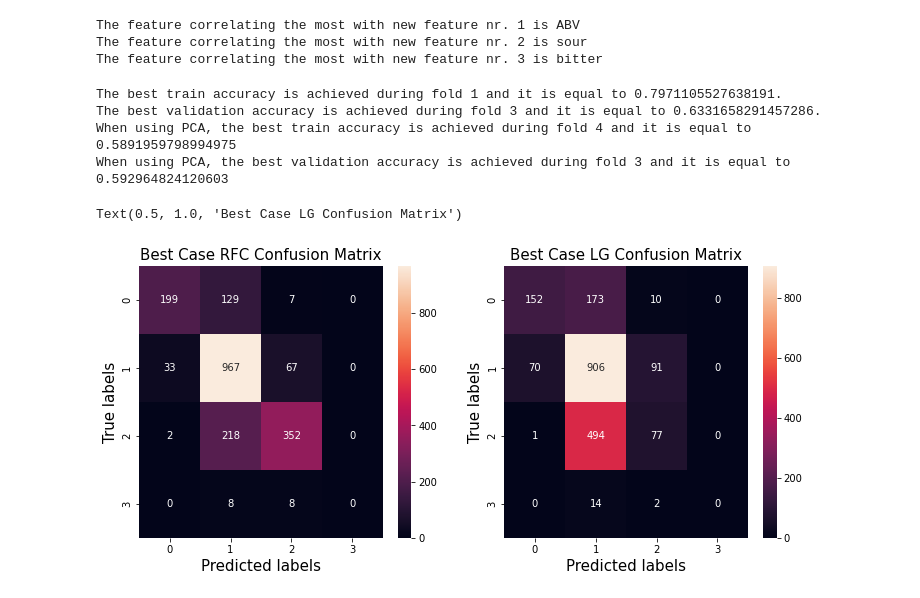
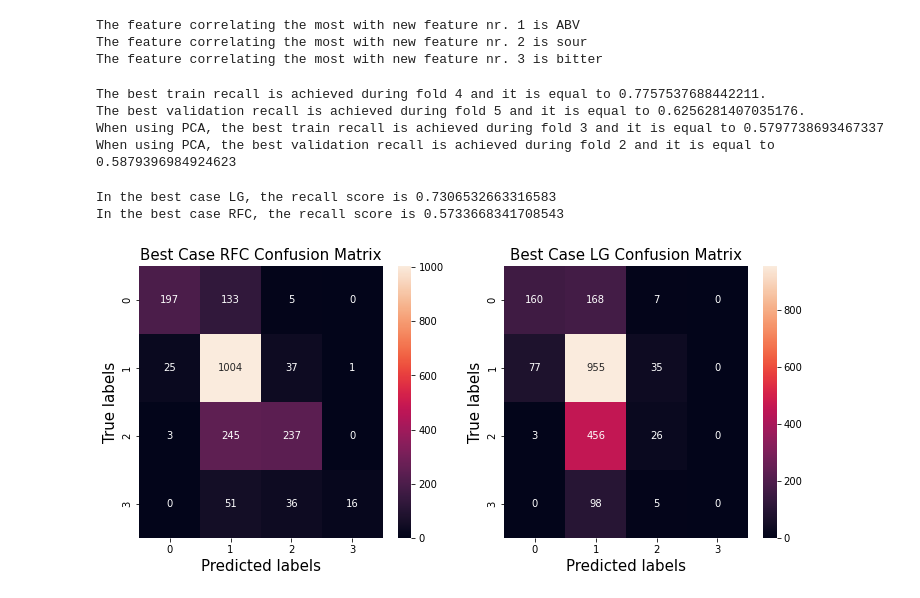
Before and after one commit to marusearadu/CS-C3240-ML-Project, a Jupyter notebook: mlProj.ipynb, the cells around one changed output. Cells and saved outputs as stored; diff of their text form; code cells hidden in the pictures.

Commit message:
Switched accuracy for recall.

```diff
--- a/mlProj.ipynb
+++ b/mlProj.ipynb
@@ -68,7 +68,7 @@ df.shape
 # good beers have rating between 4 and 4.5
 # average beers have ratings between 3.5 and 4
 # and bad beers have ratings under 3.5
-intervals = [1, 3.5, 4, 4.5, 5]
+intervals = [1, 3.5, 4, 4.25, 5]
 
 # creating the features and labels
 X = df.drop(['review_overall'], axis = 1)
@@ -147,10 +147,10 @@ The feature correlating the most with new feature nr. 3 is bitter
 stratKFold = StratifiedKFold(shuffle = True)
 
 # lists to save the train accuracies, validation accuracies, and the models themselves
-y_train_acc_rfc = []
-y_valid_acc_rfc = []
-y_train_acc_lg = []
-y_valid_acc_lg = []
+y_train_rec_rfc = []
+y_valid_rec_rfc = []
+y_train_rec_lg = []
+y_valid_rec_lg = []
 rfcs = []
 lgs = []
 
@@ -164,11 +164,11 @@ for tr, val in stratKFold.split(X, y):
     rfc = RandomForestClassifier(criterion = 'gini', min_samples_split = 10)
     rfc.fit(X_train, y_train)
 
-    train_accuracy = accuracy_score(rfc.predict(X_train), y_train)
-    y_train_acc_rfc.append(train_accuracy)
+    train_recall = recall_score(y_train, rfc.predict(X_train), average = 'weighted')
+    y_train_rec_rfc.append(train_recall)
 
-    valid_accuracy = accuracy_score(rfc.predict(X_val), y_val)
-    y_valid_acc_rfc.append(valid_accuracy)
+    valid_recall = recall_score(y_val, rfc.predict(X_val), average = 'weighted')
+    y_valid_rec_rfc.append(valid_recall)
     rfcs.append(rfc)
 
     pca = PCA(n_components = N)
@@ -177,39 +177,46 @@ for tr, val in stratKFold.split(X, y):
 
     lg = LogisticRegression()
     lg.fit(X_train_tf, y_train)
-    train_accuracy_lg = accuracy_score(lg.predict(X_train_tf), y_train)
-    y_train_acc_lg.append(train_accuracy_lg)
+    train_recall_lg = recall_score(y_train, lg.predict(X_train_tf), average = 'weighted')
+    y_train_rec_lg.append(train_recall_lg)
 
-    valid_accuracy_lg = accuracy_score(lg.predict(X_val_tf), y_val)
-    y_valid_acc_lg.append(valid_accuracy_lg)
+    valid_recall_lg = recall_score(y_val, lg.predict(X_val_tf), average = 'weighted')
+    y_valid_rec_lg.append(valid_recall_lg)
 
     lgs.append((lg, pca))
 
-bestRFCval   = np.argmax(y_valid_acc_rfc)
-bestRFCtrain = np.argmax(y_train_acc_rfc)
-bestLGval   = np.argmax(y_valid_acc_lg)
-bestLGtrain = np.argmax(y_train_acc_lg)
-print(f"The best train accuracy is achieved during fold {1 + bestRFCtrain} and it is equal to {y_train_acc_rfc[bestRFCtrain]}.")
-print(f"The best validation accuracy is achieved during fold {1 + bestRFCval} and it is equal to {y_valid_acc_rfc[bestRFCval]}.")
-print(f"When using PCA, the best train accuracy is achieved during fold {1 + bestLGtrain} and it is equal to {y_train_acc_lg[bestLGtrain]}")
-print(f"When using PCA, the best validation accuracy is achieved during fold {1 + bestLGval} and it is equal to {y_valid_acc_lg[bestLGval]}")
+bestRFCval   = np.argmax(y_valid_rec_rfc)
+bestRFCtrain = np.argmax(y_train_rec_rfc)
+bestLGval   = np.argmax(y_valid_rec_lg)
+bestLGtrain = np.argmax(y_train_rec_lg)
+print(f"The best train recall is achieved during fold {1 + bestRFCtrain} and it is equal to {y_train_rec_rfc[bestRFCtrain]}.")
+print(f"The best validation recall is achieved during fold {1 + bestRFCval} and it is equal to {y_valid_rec_rfc[bestRFCval]}.")
+print(f"When using PCA, the best train recall is achieved during fold {1 + bestLGtrain} and it is equal to {y_train_rec_lg[bestLGtrain]}")
+print(f"When using PCA, the best validation recall is achieved during fold {1 + bestLGval} and it is equal to {y_valid_rec_lg[bestLGval]}")
 # %% [output]
-The best train accuracy is achieved during fold 1 and it is equal to 0.7971105527638191.
-The best validation accuracy is achieved during fold 3 and it is equal to 0.6331658291457286.
-When using PCA, the best train accuracy is achieved during fold 4 and it is equal to 0.5891959798994975
-When using PCA, the best validation accuracy is achieved during fold 3 and it is equal to 0.592964824120603
+The best train recall is achieved during fold 4 and it is equal to 0.7757537688442211.
+The best validation recall is achieved during fold 5 and it is equal to 0.6256281407035176.
+When using PCA, the best train recall is achieved during fold 3 and it is equal to 0.5797738693467337
+When using PCA, the best validation recall is achieved during fold 2 and it is equal to 0.5879396984924623
 # %%
 fig, (ax1, ax2) = plt.subplots(1, 2, figsize=(12, 5))
 
 sns.heatmap(confusion_matrix(y, rfcs[bestRFCval].predict(X)), annot=True, fmt='g', ax=ax1)
 ax1.set_xlabel('Predicted labels',fontsize=15)
 ax1.set_ylabel('True labels',fontsize=15)
 ax1.set_title('Best Case RFC Confusion Matrix',fontsize=15)
 
-sns.heatmap(confusion_matrix(y, lgs[bestLGval][0].predict(lgs[bestLGval][1].transform(X))), annot=True, fmt='g', ax=ax2)
+bestLG, bestPCA = lgs[bestLGval]
+X_transformed = bestPCA.transform(X)
+sns.heatmap(confusion_matrix(y, bestLG.predict(bestPCA.transform(X))), annot=True, fmt='g', ax=ax2)
 ax2.set_xlabel('Predicted labels', fontsize=15)
 ax2.set_ylabel('True labels', fontsize=15)
 ax2.set_title('Best Case LG Confusion Matrix', fontsize=15)
+
+print(f"In the best case LG, the recall score is {recall_score(y, rfcs[bestRFCval].predict(X), average='weighted')}")
+print(f"In the best case RFC, the recall score is {recall_score(y, bestLG.predict(bestPCA.transform(X)), average = 'weighted')}")
+plt.show()
 # %% [output]
-Text(0.5, 1.0, 'Best Case LG Confusion Matrix')
+In the best case LG, the recall score is 0.7306532663316583
+In the best case RFC, the recall score is 0.5733668341708543
-[figure, old version]
+[figure, new version]
```
Also changed, not shown: parts of 3 cells of this notebook.
